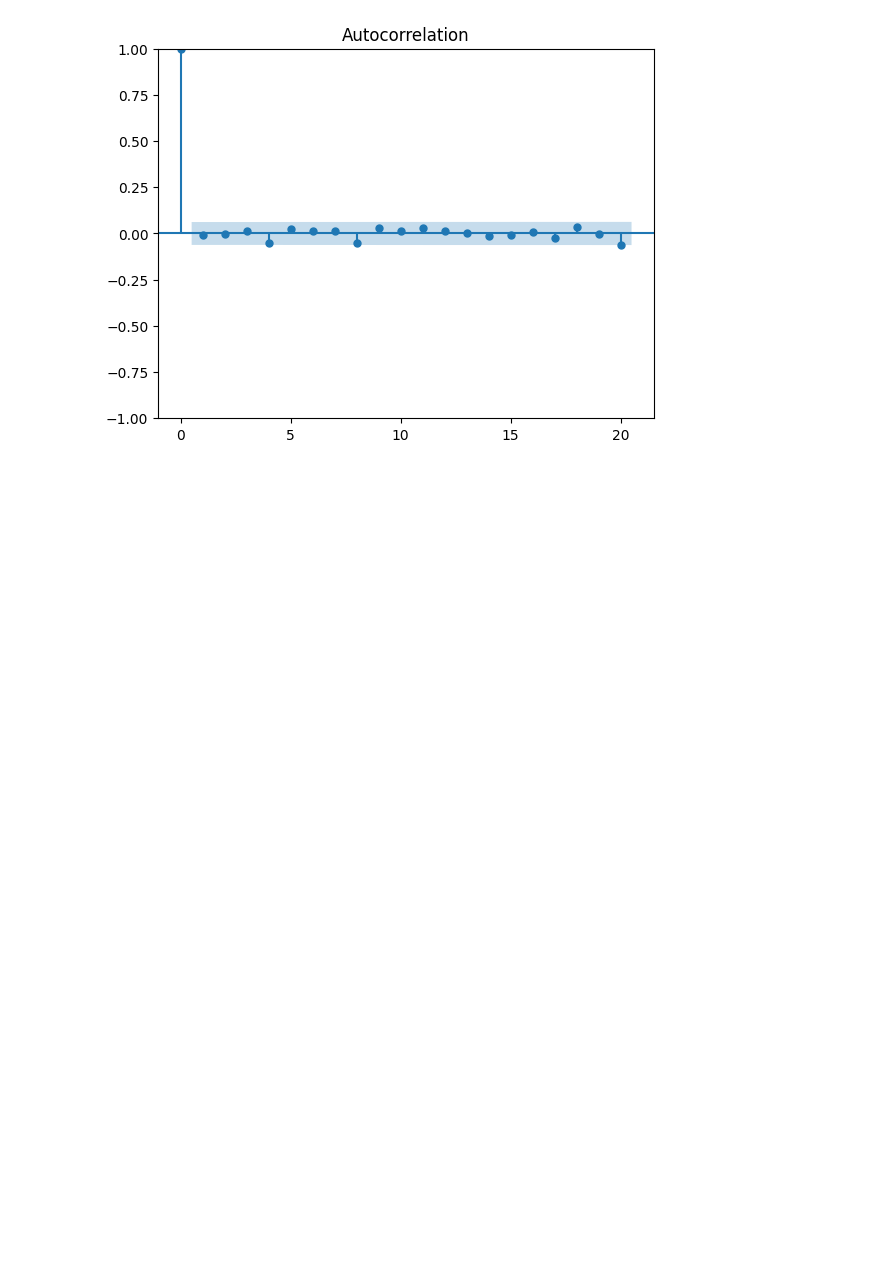
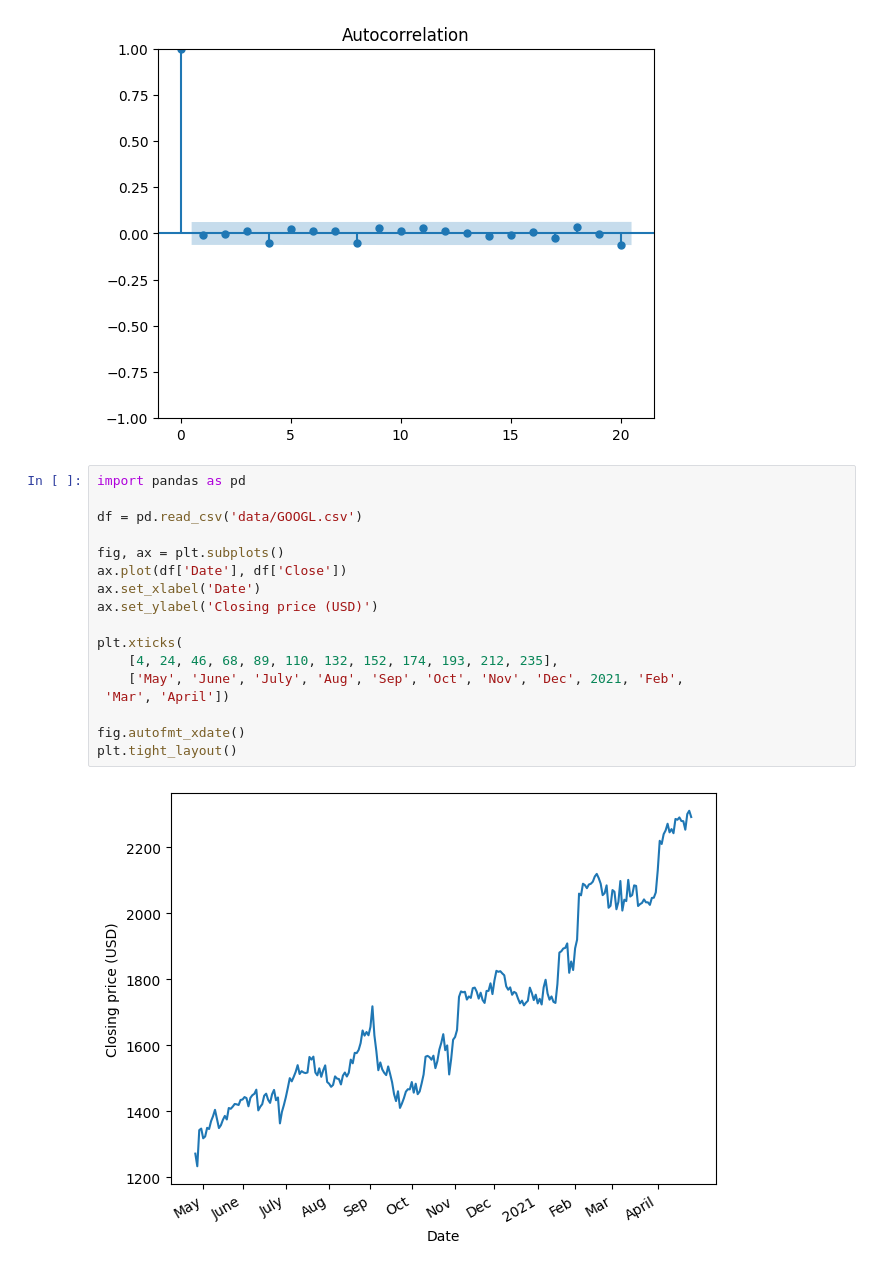
Before and after one commit to MonuSingh16/code-practice-courses-books, a Jupyter notebook: time-series-forecasting-python/ch03-random-walk.ipynb, the cells around one changed output. Cells and saved outputs as stored; diff of their text form; blank space fills up the shorter version.

```diff
--- a/time-series-forecasting-python/ch03-random-walk.ipynb
+++ b/time-series-forecasting-python/ch03-random-walk.ipynb
@@ -148,3 +148,22 @@ plot_acf(diff_random_walk, lags=20)
 # %% [output]
 [figure]
 [figure]
+# %%
+import pandas as pd
+
+df = pd.read_csv('data/GOOGL.csv')
+
+fig, ax = plt.subplots()
+ax.plot(df['Date'], df['Close'])
+ax.set_xlabel('Date')
+ax.set_ylabel('Closing price (USD)')
+
+plt.xticks(
+    [4, 24, 46, 68, 89, 110, 132, 152, 174, 193, 212, 235],
+    ['May', 'June', 'July', 'Aug', 'Sep', 'Oct', 'Nov', 'Dec', 2021, 'Feb',
+ 'Mar', 'April'])
+
+fig.autofmt_xdate()
+plt.tight_layout()
+# %% [output]
+[figure, added]
```
Also changed, not shown: parts of 4 cells of this notebook.
